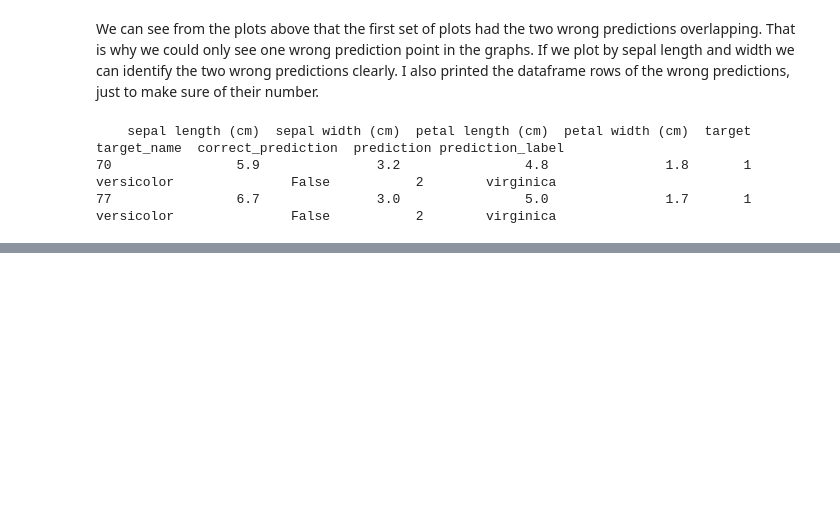
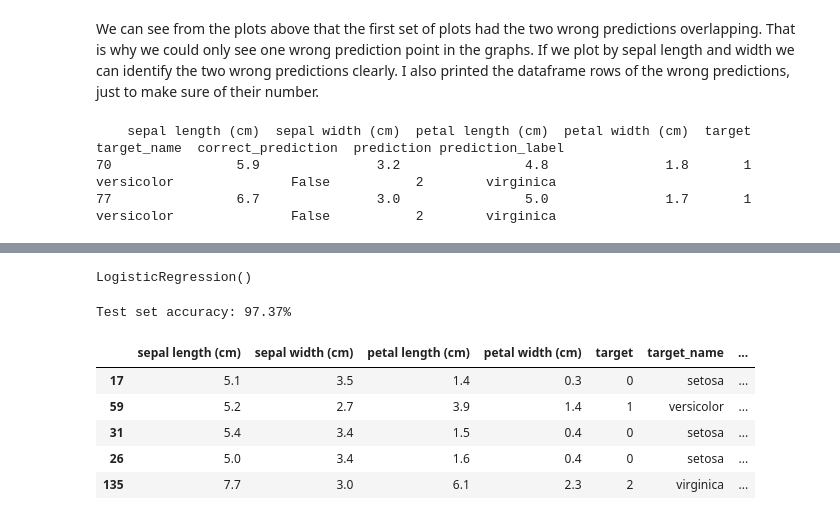
Before and after one commit to pUmA73/Iris-Flower-Classification, a Jupyter notebook: iris_classification.ipynb, the cells around one changed output, grey strips where cells are left out. Saved outputs shown, nothing was run; the diff lists cells and outputs as text; code cells hidden in the pictures; blank space fills up the shorter version.

```diff
--- a/iris_classification.ipynb
+++ b/iris_classification.ipynb
@@ -295,0 +337,5 @@ print(df_predictions[df_predictions["correct_prediction"] == False].to_string())
+# %%
+# Training final model using full train data
+fmodel.fit(X_train, Y_train)
+# %% [output]
+LogisticRegression()
@@ -295,0 +347,4 @@ print(df_predictions[df_predictions["correct_prediction"] == False].to_string())
+# %%
+print(f"Test set accuracy: {test_set_accuracy * 100:.2f}%")
+# %% [output]
+Test set accuracy: 97.37%
@@ -295,0 +356,9 @@ print(df_predictions[df_predictions["correct_prediction"] == False].to_string())
+# %%
+df_predictions_test.head()
+# %% [output]
+|  | sepal length (cm) | sepal width (cm) | petal length (cm) | petal width (cm) | target | target_name | ... |
+| 17 | 5.1 | 3.5 | 1.4 | 0.3 | 0 | setosa | ... |
+| 59 | 5.2 | 2.7 | 3.9 | 1.4 | 1 | versicolor | ... |
+| 31 | 5.4 | 3.4 | 1.5 | 0.4 | 0 | setosa | ... |
+| 26 | 5.0 | 3.4 | 1.6 | 0.4 | 0 | setosa | ... |
+| 135 | 7.7 | 3.0 | 6.1 | 2.3 | 2 | virginica | ... |
```
Also changed, not shown: parts of 12 cells of this notebook.
